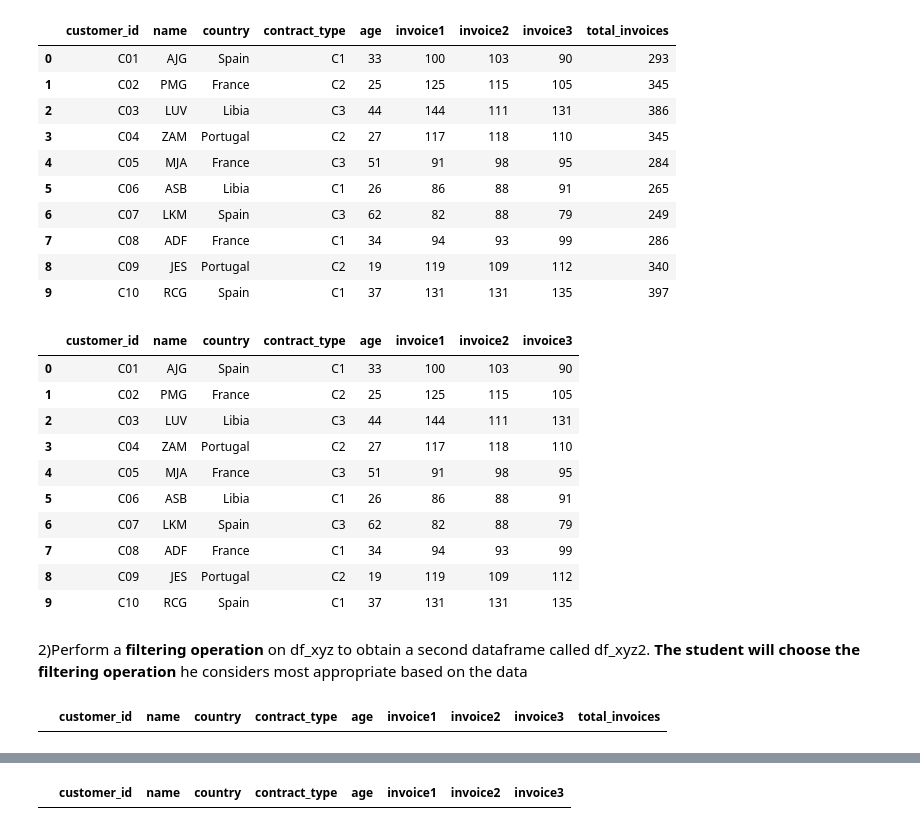
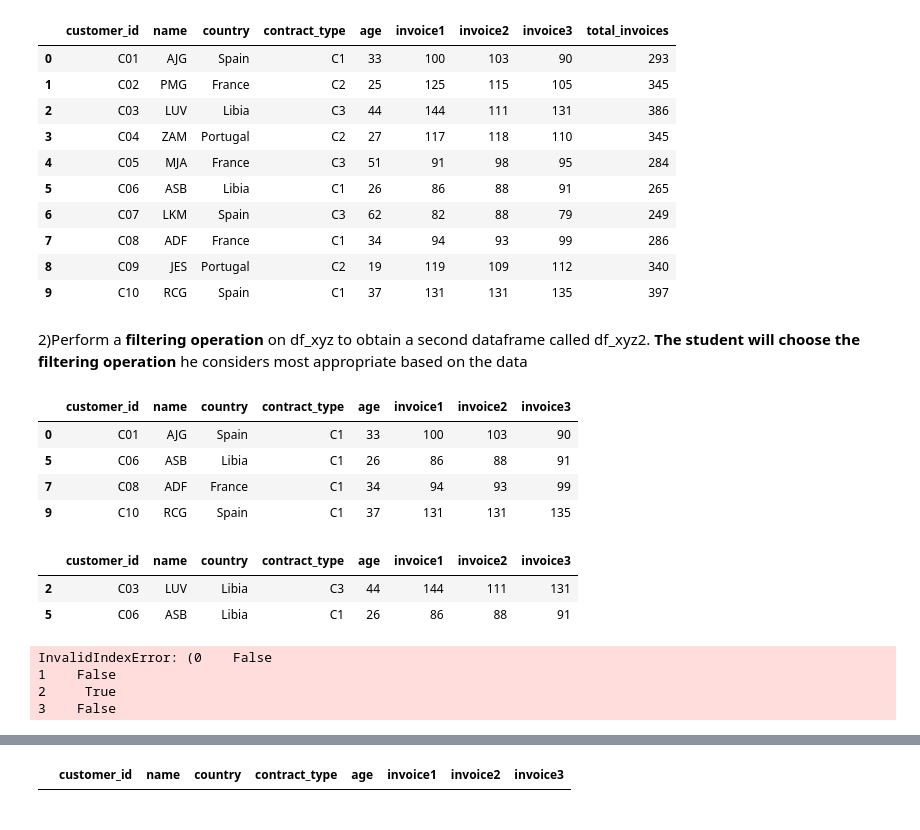
Before and after one commit to intisar2024/master_ITM, a Jupyter notebook: Assesment_M04.ipynb, the cells around one changed output, grey strips where cells are left out. Cells and saved outputs as stored; diff of their text form; code cells hidden in the pictures.

```diff
--- a/Assesment_M04.ipynb
+++ b/Assesment_M04.ipynb
@@ -112,24 +112,33 @@ df_xyz
 | 7 | C08 | ADF | France | C1 | 34 | 94 | 93 | 99 | 286 |
 | 8 | C09 | JES | Portugal | C2 | 19 | 119 | 109 | 112 | 340 |
 | 9 | C10 | RCG | Spain | C1 | 37 | 131 | 131 | 135 | 397 |
-# %%
-df_xyz
-# %% [output]
-|  | customer_id | name | country | contract_type | age | invoice1 | invoice2 | invoice3 |
-| 0 | C01 | AJG | Spain | C1 | 33 | 100 | 103 | 90 |
-| 1 | C02 | PMG | France | C2 | 25 | 125 | 115 | 105 |
-| 2 | C03 | LUV | Libia | C3 | 44 | 144 | 111 | 131 |
-| 3 | C04 | ZAM | Portugal | C2 | 27 | 117 | 118 | 110 |
-| 4 | C05 | MJA | France | C3 | 51 | 91 | 98 | 95 |
-| 5 | C06 | ASB | Libia | C1 | 26 | 86 | 88 | 91 |
-| 6 | C07 | LKM | Spain | C3 | 62 | 82 | 88 | 79 |
-| 7 | C08 | ADF | France | C1 | 34 | 94 | 93 | 99 |
-| 8 | C09 | JES | Portugal | C2 | 19 | 119 | 109 | 112 |
-| 9 | C10 | RCG | Spain | C1 | 37 | 131 | 131 | 135 |
 # %% [markdown]
 2)Perform a __filtering operation__ on df_xyz to obtain a second dataframe called df_xyz2. __The student will choose the filtering operation__ he considers most appropriate based on the data
+# %%
+df_xyz=pd.DataFrame(customers)
+df_xyz
+df_xyz2=df_xyz[(df_xyz['age'] >=26) & (df_xyz['contract_type']=='C1')]
+df_xyz2
+# %% [output]
+|  | customer_id | name | country | contract_type | age | invoice1 | invoice2 | invoice3 |
+| 0 | C01 | AJG | Spain | C1 | 33 | 100 | 103 | 90 |
+| 5 | C06 | ASB | Libia | C1 | 26 | 86 | 88 | 91 |
+| 7 | C08 | ADF | France | C1 | 34 | 94 | 93 | 99 |
+| 9 | C10 | RCG | Spain | C1 | 37 | 131 | 131 | 135 |
+# %%
+df_xyz2=df_xyz[(df_xyz['country']=='Libia') & (df_xyz['invoice3']>=91)]
+#print(df_xyz2)
+df_xyz2
+# %% [output]
+|  | customer_id | name | country | contract_type | age | invoice1 | invoice2 | invoice3 |
+| 2 | C03 | LUV | Libia | C3 | 44 | 144 | 111 | 131 |
+| 5 | C06 | ASB | Libia | C1 | 26 | 86 | 88 | 91 |
 # %%
-df_xyz2=df_xyz[(df_xyz['contract_type']=='c1') & (df_xyz['country']=='Spain')]
+df_xyz2=df_xyz[(df_xyz['country']=='Libia',['country']== 'Spain')] #& #(df_xyz['country']=='Spain')]
+#print(df_xyz2)
 df_xyz2
 # %% [output]
-|  | customer_id | name | country | contract_type | age | invoice1 | invoice2 | invoice3 | total_invoices |
+InvalidIndexError: (0    False
+1    False
+2     True
+3    False
```
Also changed, not shown: parts of 5 cells of this notebook.
